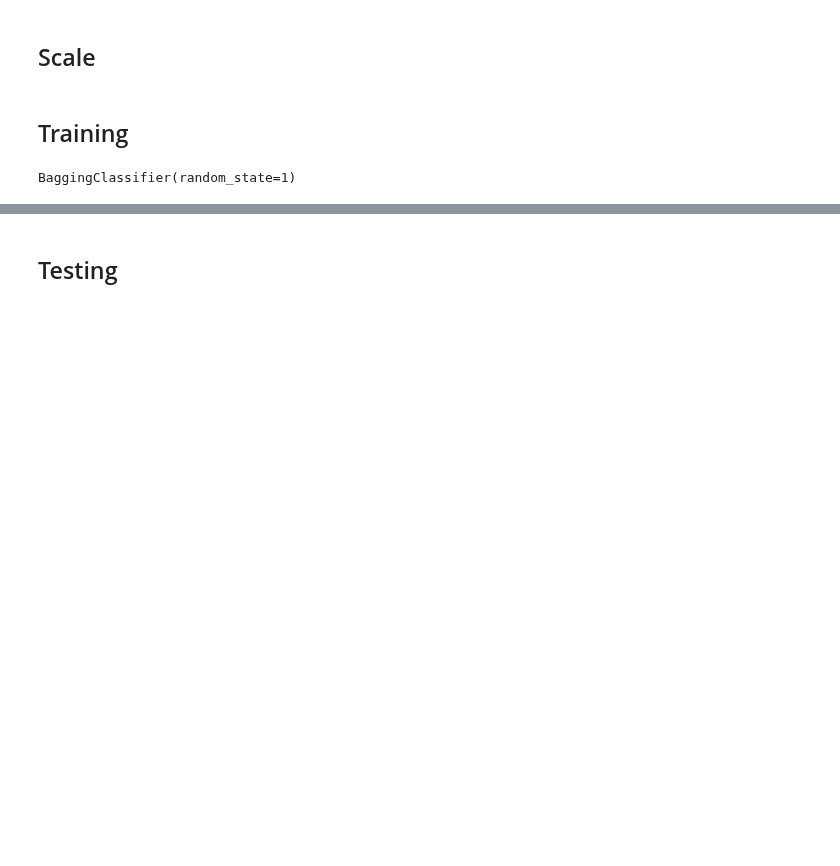
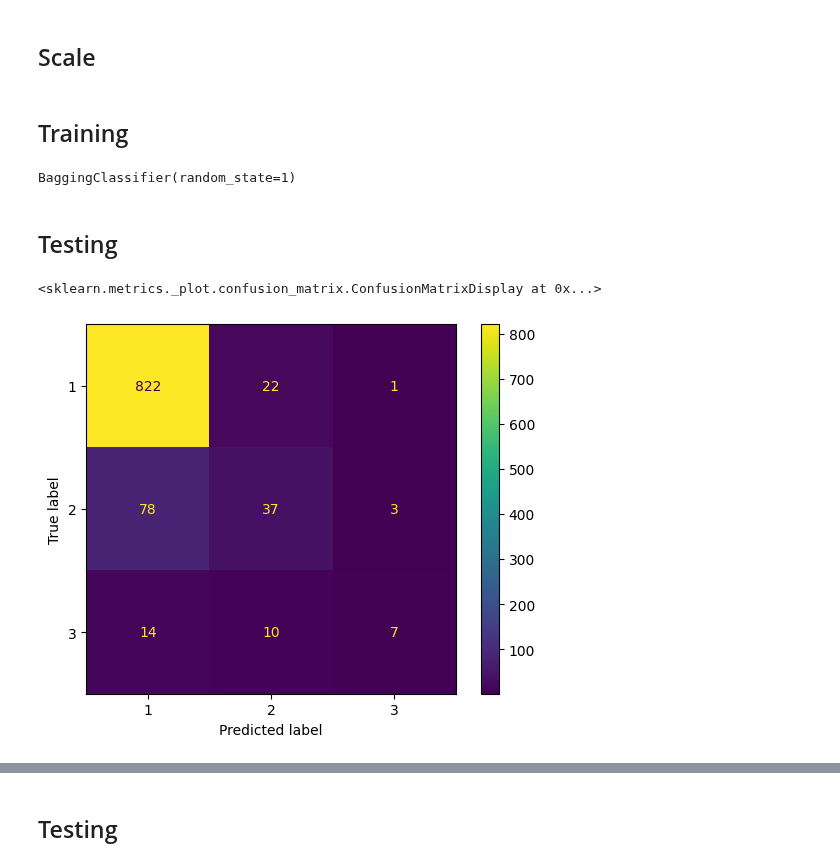
Before and after one commit to ProyectoDeGrado-2023-20/PG, a Jupyter notebook: Ideas/Models/Bagging Trees.ipynb, the cells around one changed output, grey strips where cells are left out. Saved outputs shown, nothing was run; the diff lists cells and outputs as text; code cells hidden in the pictures; blank space fills up the shorter version.

```diff
--- a/Ideas/Models/Bagging Trees.ipynb
+++ b/Ideas/Models/Bagging Trees.ipynb
@@ -117,3 +117,15 @@ clf_rf = BaggingClassifier(random_state=1)
 clf_rf.fit(X_train_scaled, y_train)
 # %% [output]
 BaggingClassifier(random_state=1)
+# %% [markdown]
+## Testing
+# %%
+predictions = clf_rf.predict(X_test_scaled)
+cm = confusion_matrix(y_test, predictions)
+# %%
+disp = ConfusionMatrixDisplay(confusion_matrix=cm,
+                              display_labels=clf_rf.classes_)
+disp.plot()
+# %% [output]
+<sklearn.metrics._plot.confusion_matrix.ConfusionMatrixDisplay at 0x...>
+[figure, added]
```
Also changed, not shown: parts of 24 cells of this notebook, 4 other files.
